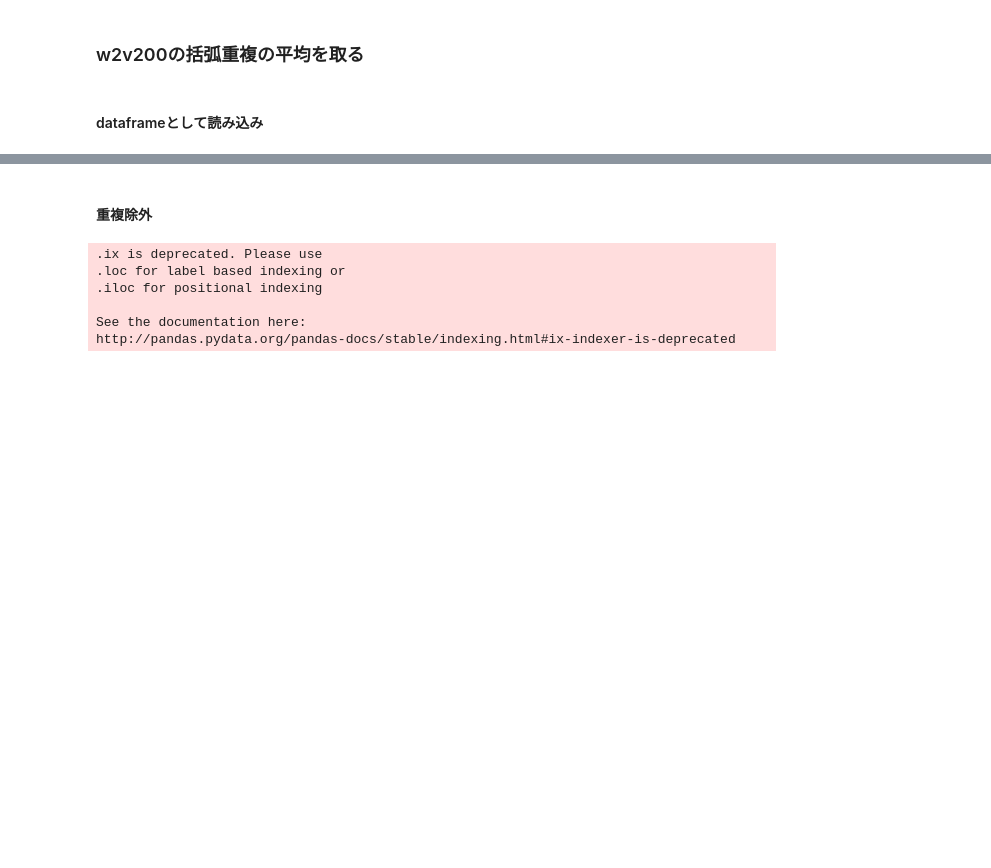
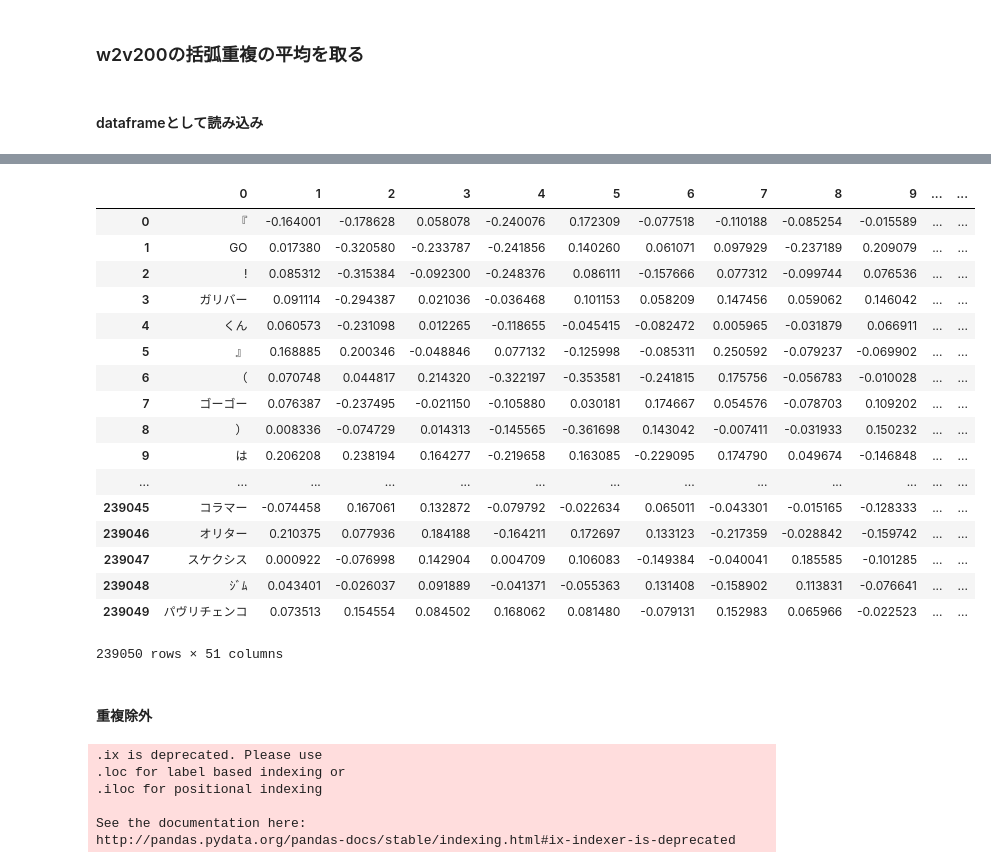
Before and after one commit to ishowta/wovle, a Jupyter notebook: notebooks/10-prepare-w2v-model.ipynb, the cells around one changed output, grey strips where cells are left out. Cells and saved outputs as stored; diff of their text form; code cells hidden in the pictures; blank space fills up the shorter version.

```diff
--- a/notebooks/10-prepare-w2v-model.ipynb
+++ b/notebooks/10-prepare-w2v-model.ipynb
@@ -84,10 +96,12 @@ with open('w2v50.tsv') as v50h:
 #### dataframeとして読み込み
 # %%
 w2v50 = pd.read_csv("w2v50_fitToDic.tsv",sep="\t",header=None)
+# %%
+w2v50all = pd.read_csv("w2v50all.tsv",sep="\t",header=None)
 # %%
 w2v200 = pd.read_csv("w2v200_fitToDic.tsv",sep="\t",header=None)
 # %%
-w2v = [w2v50, w2v200]
+w2v = [w2v50, w2v200,w2v50all]
 # %%
 for w in w2v: display(w.shape)
 # %% [output]
@@ -100,3 +117,24 @@ w2v[1].to_pickle('w2v200.pd')
+# %%
+w2v[2]
+# %% [output]
+|  | 0 | 1 | 2 | 3 | 4 | 5 | 6 | 7 | 8 | 9 | ... | ... |
+| 0 | 『 | -0.164001 | -0.178628 | 0.058078 | -0.240076 | 0.172309 | -0.077518 | -0.110188 | -0.085254 | -0.015589 | ... | ... |
+| 1 | GO | 0.017380 | -0.320580 | -0.233787 | -0.241856 | 0.140260 | 0.061071 | 0.097929 | -0.237189 | 0.209079 | ... | ... |
+| 2 | ! | 0.085312 | -0.315384 | -0.092300 | -0.248376 | 0.086111 | -0.157666 | 0.077312 | -0.099744 | 0.076536 | ... | ... |
+| 3 | ガリバー | 0.091114 | -0.294387 | 0.021036 | -0.036468 | 0.101153 | 0.058209 | 0.147456 | 0.059062 | 0.146042 | ... | ... |
+| 4 | くん | 0.060573 | -0.231098 | 0.012265 | -0.118655 | -0.045415 | -0.082472 | 0.005965 | -0.031879 | 0.066911 | ... | ... |
+| 5 | 』 | 0.168885 | 0.200346 | -0.048846 | 0.077132 | -0.125998 | -0.085311 | 0.250592 | -0.079237 | -0.069902 | ... | ... |
+| 6 | （ | 0.070748 | 0.044817 | 0.214320 | -0.322197 | -0.353581 | -0.241815 | 0.175756 | -0.056783 | -0.010028 | ... | ... |
+| 7 | ゴーゴー | 0.076387 | -0.237495 | -0.021150 | -0.105880 | 0.030181 | 0.174667 | 0.054576 | -0.078703 | 0.109202 | ... | ... |
+| 8 | ） | 0.008336 | -0.074729 | 0.014313 | -0.145565 | -0.361698 | 0.143042 | -0.007411 | -0.031933 | 0.150232 | ... | ... |
+| 9 | は | 0.206208 | 0.238194 | 0.164277 | -0.219658 | 0.163085 | -0.229095 | 0.174790 | 0.049674 | -0.146848 | ... | ... |
+| ... | ... | ... | ... | ... | ... | ... | ... | ... | ... | ... | ... | ... |
+| 239045 | コラマー | -0.074458 | 0.167061 | 0.132872 | -0.079792 | -0.022634 | 0.065011 | -0.043301 | -0.015165 | -0.128333 | ... | ... |
+| 239046 | オリター | 0.210375 | 0.077936 | 0.184188 | -0.164211 | 0.172697 | 0.133123 | -0.217359 | -0.028842 | -0.159742 | ... | ... |
+| 239047 | スケクシス | 0.000922 | -0.076998 | 0.142904 | 0.004709 | 0.106083 | -0.149384 | -0.040041 | 0.185585 | -0.101285 | ... | ... |
+| 239048 | ｼﾞﾑ | 0.043401 | -0.026037 | 0.091889 | -0.041371 | -0.055363 | 0.131408 | -0.158902 | 0.113831 | -0.076641 | ... | ... |
+| 239049 | パヴリチェンコ | 0.073513 | 0.154554 | 0.084502 | 0.168062 | 0.081480 | -0.079131 | 0.152983 | 0.065966 | -0.022523 | ... | ... |
+239050 rows × 51 columns
 # %% [markdown]
 #### 重複除外
 # %%
```
Also changed, not shown: parts of 33 cells of this notebook, 16 other files.
